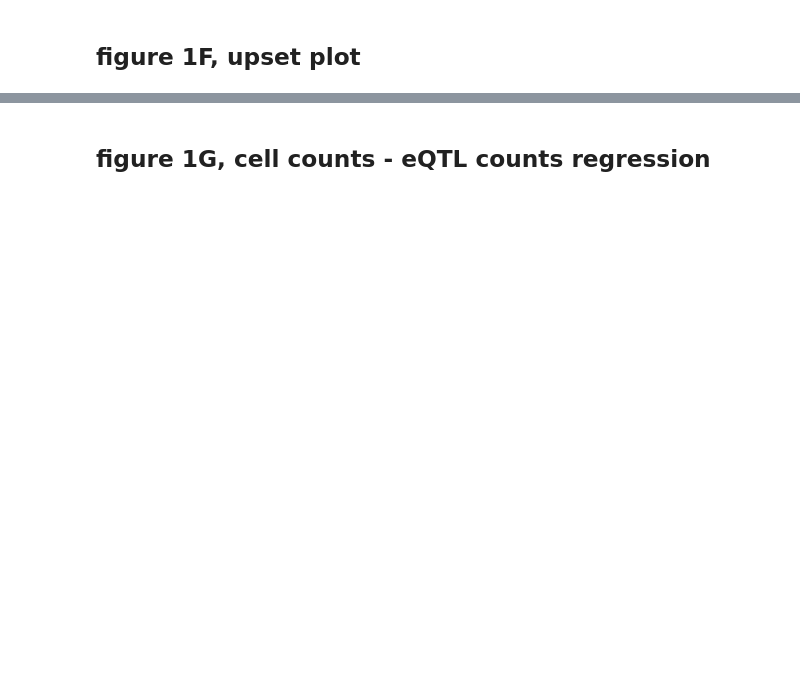
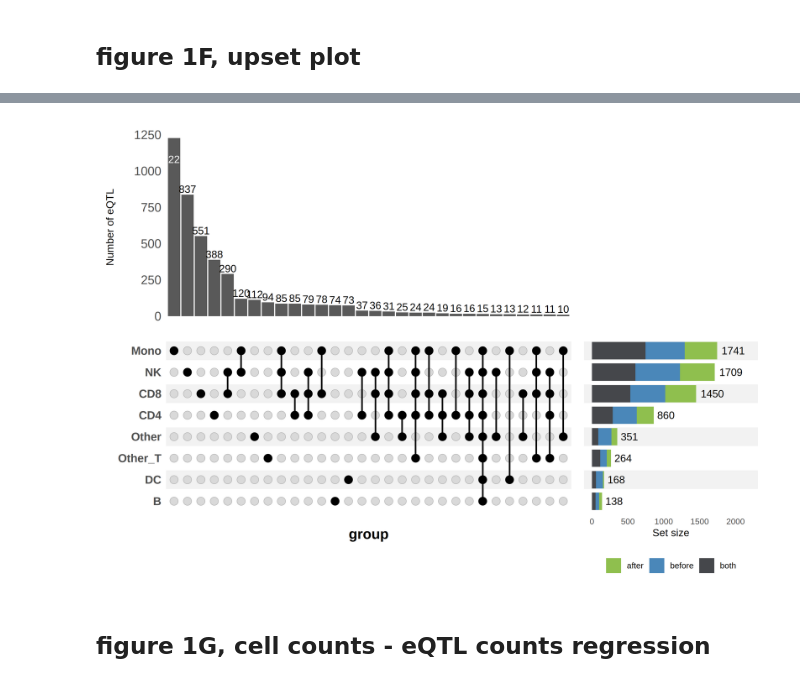
Before and after one commit to snu-mchoi-lab/LungCancer_ICI_sceQTL_2024, a Jupyter notebook: analysis/02_03_eQTL_statistics.ipynb, the cells around one changed output, grey strips where cells are left out. Saved outputs shown, nothing was run; the diff lists cells and outputs as text; code cells hidden in the pictures; blank space fills up the shorter version.

```diff
--- a/analysis/02_03_eQTL_statistics.ipynb
+++ b/analysis/02_03_eQTL_statistics.ipynb
@@ -18,57 +74,55 @@ df_map_cis = read_delim("assets/02_mashr/joined_all_results.txt.gz")
 # %%
-df_significant_upset_long = df_map_cis %>%
-  filter(lfsr < 0.05) %>%
-  left_join(df_meta_target, by = c("condition" = "prefix_file")) %>%
-  select(name, condition, lfsr, time, cluster_name) %>%
-  group_by(name, cluster_name) %>%
-  mutate(lfsr = TRUE, time = ifelse(n() == 2, "both", ifelse(time == "base", "before", "after"))) %>%
-  ungroup()
-
-df_upset_time_information = df_significant_upset_long %>%
-  distinct(name, cluster_name, time)
-
-df_significant_upset_wide = df_significant_upset_long %>%
-  distinct(name, lfsr, cluster_name, time) %>%
-  select(1:4) %>%
-  pivot_wider(names_from = cluster_name, values_from = lfsr, values_fill= FALSE) %>%
-  mutate(time = factor(time, levels = rev(c("both", "before", "after"))))
-
-c_intersections = colnames(df_significant_upset_wide)[3:ncol(df_significant_upset_wide)]
 
 p_upset_full = upset(
   df_significant_upset_wide,
   c_intersections,
   sort_intersections = "descending",
   min_size = 10,
-  base_annotations = list("Intersection size" = (
-    intersection_size(
-      text = list(size = 3)
+  base_annotations = list(
+    "Intersection size" = (
+      # removing number of eQTLs for visibility. (size = 0)
+      intersection_size() +
+        theme(plot.background = element_rect(fill = NA),
+              axis.text.y = element_text(size = 13)) +
+        ylab("Number of eQTL")
     )
-    + theme(plot.background = element_rect(fill = NA),
-            axis.text.y = element_text(size = 13))
-    + ylab("Number of intersection")
-  )),
+  ),
   set_sizes = (
     upset_set_size(
       geom = geom_bar(aes(x = group, fill = time), width = 0.8), position = "right"
     ) +
       geom_text(aes(label = after_stat(count)), hjust = -0.2, stat = "count") +
       expand_limits(y = 2200) +
-      scale_fill_manual(values = c("#9EB384", "#526D82", "#45474B"))
+      scale_fill_manual(
+        values = c(
+          "after" = "#8FBF4E",
+          "before" = "#4A87B9",
+          "both" = "#45474B"
+        )
+      )
   ),
-  height_ratio=0.9,
-  themes = upset_modify_themes(list("intersections_matrix" =
-                                      theme(text = element_text(size = 15, face = "bold"))))
-) &
-  theme(plot.background=element_rect(fill = "transparent", color = NA),
-        panel.grid = element_blank(),
-        legend.position = "top")
+  height_ratio = 0.9,
+  themes = upset_modify_themes(
+    list(
+      "intersections_matrix" = theme(
+        text = element_text(size = 15, face = "bold")
+      )
+    )
+  )
+) & theme(
+  plot.background = element_rect(fill = "transparent", color = NA),
+  panel.grid = element_blank(),
+  legend.position = "bottom"
+)
 
+options(repr.plot.height = 7, repr.plot.width = 10, repr.plot.res = 300)
 print(p_upset_full)
 
-ggsave("figure_prep/upset_plots/upset_time_all_full.pdf",
-       p_upset_full,
-       width = 27, height = 18, units = "cm", dpi = 300)
+#ggsave("visualization_upset/upset_time_all_full_v2_cut.pdf",
+#       p_upset_full,
+#       width = 50, height = 18, units = "cm", dpi = 300)
+# %% [output]
+[figure, added]
 # %% [markdown]
 ## figure 1G, cell counts - eQTL counts regression
 # %%
```
Also changed, not shown: parts of 3 cells of this notebook, 20 other files.
